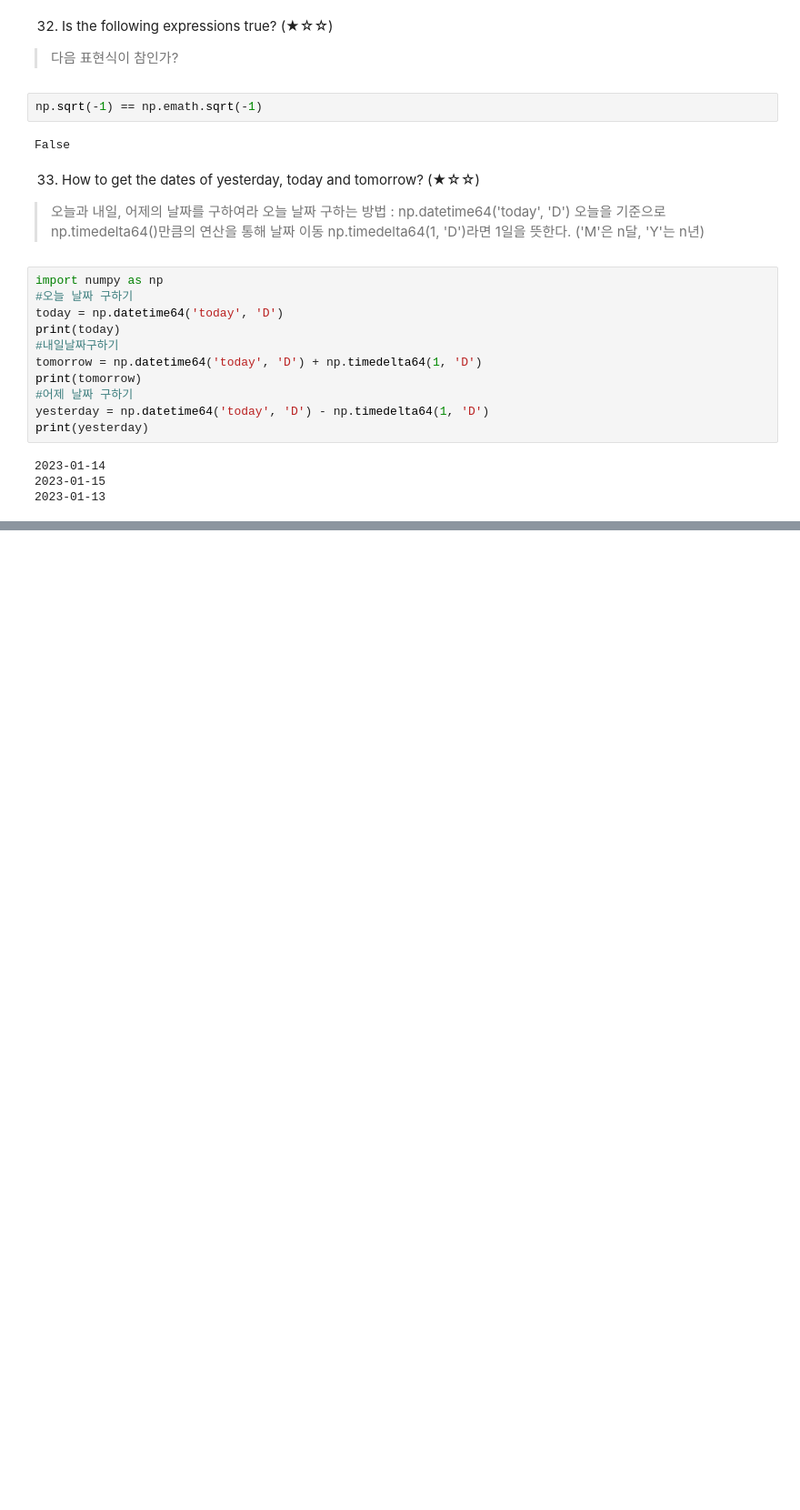
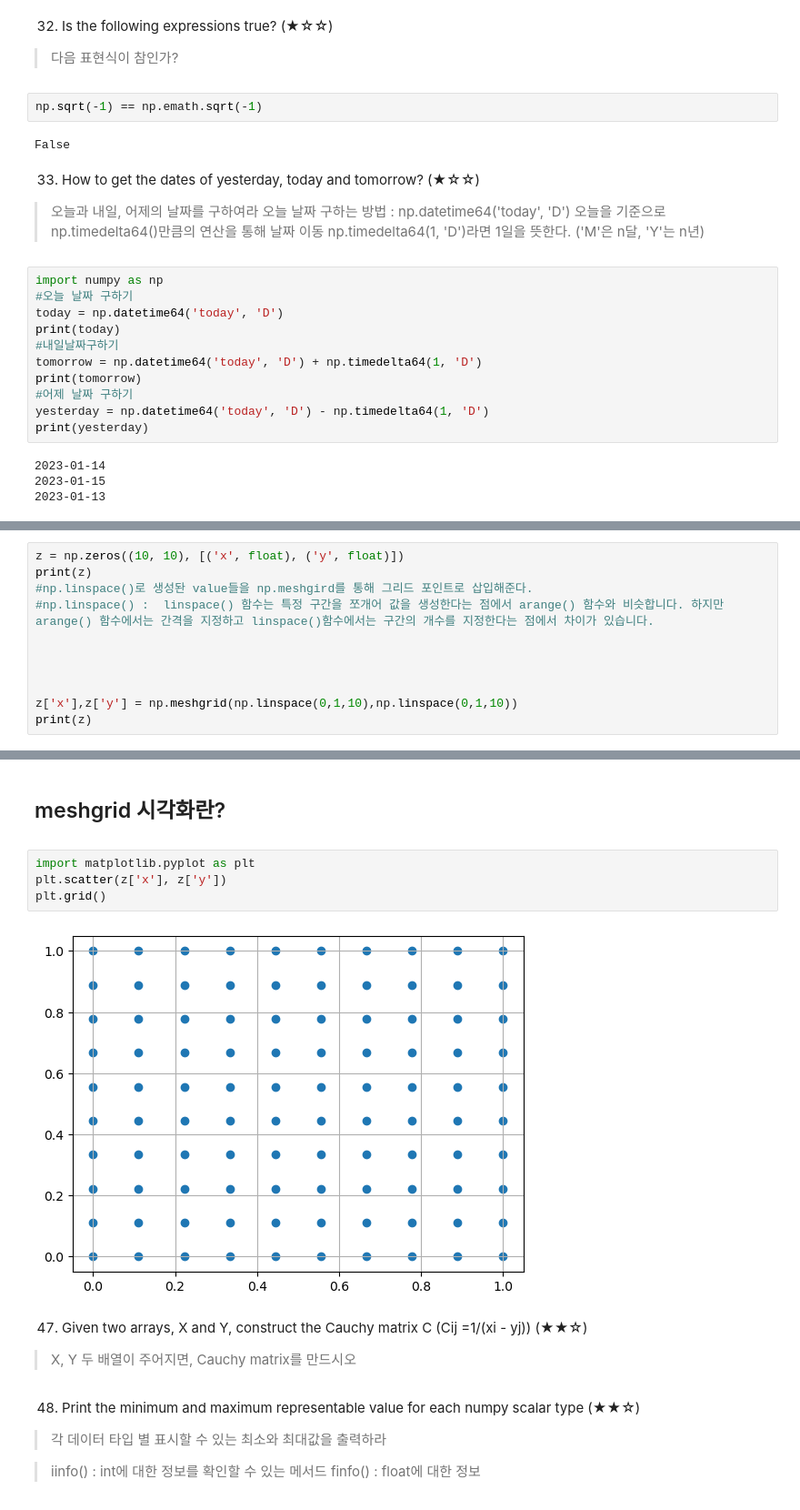
Before and after one commit to Solarthenomad/DataAnalyse, a Jupyter notebook: Untitled Folder 5/Numpy exercise 100.ipynb, the cells around one changed output, grey strips where cells are left out. Shown at 91% size. Cells and saved outputs as stored; diff of their text form; blank space fills up the shorter version.

```diff
--- a/Untitled Folder 5/Numpy exercise 100.ipynb
+++ b/Untitled Folder 5/Numpy exercise 100.ipynb
@@ -534,0 +651,11 @@ print(yesterday)
+# %%
+z = np.zeros((10, 10), [('x', float), ('y', float)])
+print(z)
+#np.linspace()로 생성돤 value들을 np.meshgird를 통해 그리드 포인트로 삽입해준다.
+#np.linspace() :  linspace() 함수는 특정 구간을 쪼개어 값을 생성한다는 점에서 arange() 함수와 비슷합니다. 하지만 arange() 함수에서는 간격을 지정하고 linspace()함수에서는 구간의 개수를 지정한다는 점에서 차이가 있습니다.
+
+
+
+
+z['x'],z['y'] = np.meshgrid(np.linspace(0,1,10),np.linspace(0,1,10))
+print(z)
@@ -534,0 +680,20 @@ print(yesterday)
+# %% [markdown]
+## meshgrid 시각화란?
+
+>
+# %%
+import matplotlib.pyplot as plt
+plt.scatter(z['x'], z['y'])
+plt.grid()
+# %% [output]
+[figure, added]
+# %% [markdown]
+47. Given two arrays, X and Y, construct the Cauchy matrix C (Cij =1/(xi - yj)) (★★☆)
+
+> X, Y 두 배열이 주어지면, Cauchy matrix를 만드시오
+# %% [markdown]
+48. Print the minimum and maximum representable value for each numpy scalar type (★★☆)
+> 각 데이터 타입 별 표시할 수 있는 최소와 최대값을 출력하라
+
+> iinfo() : int에 대한 정보를 확인할 수 있는 메서드
+> finfo() : float에 대한 정보
```
Also changed, not shown: parts of 46 cells of this notebook.
